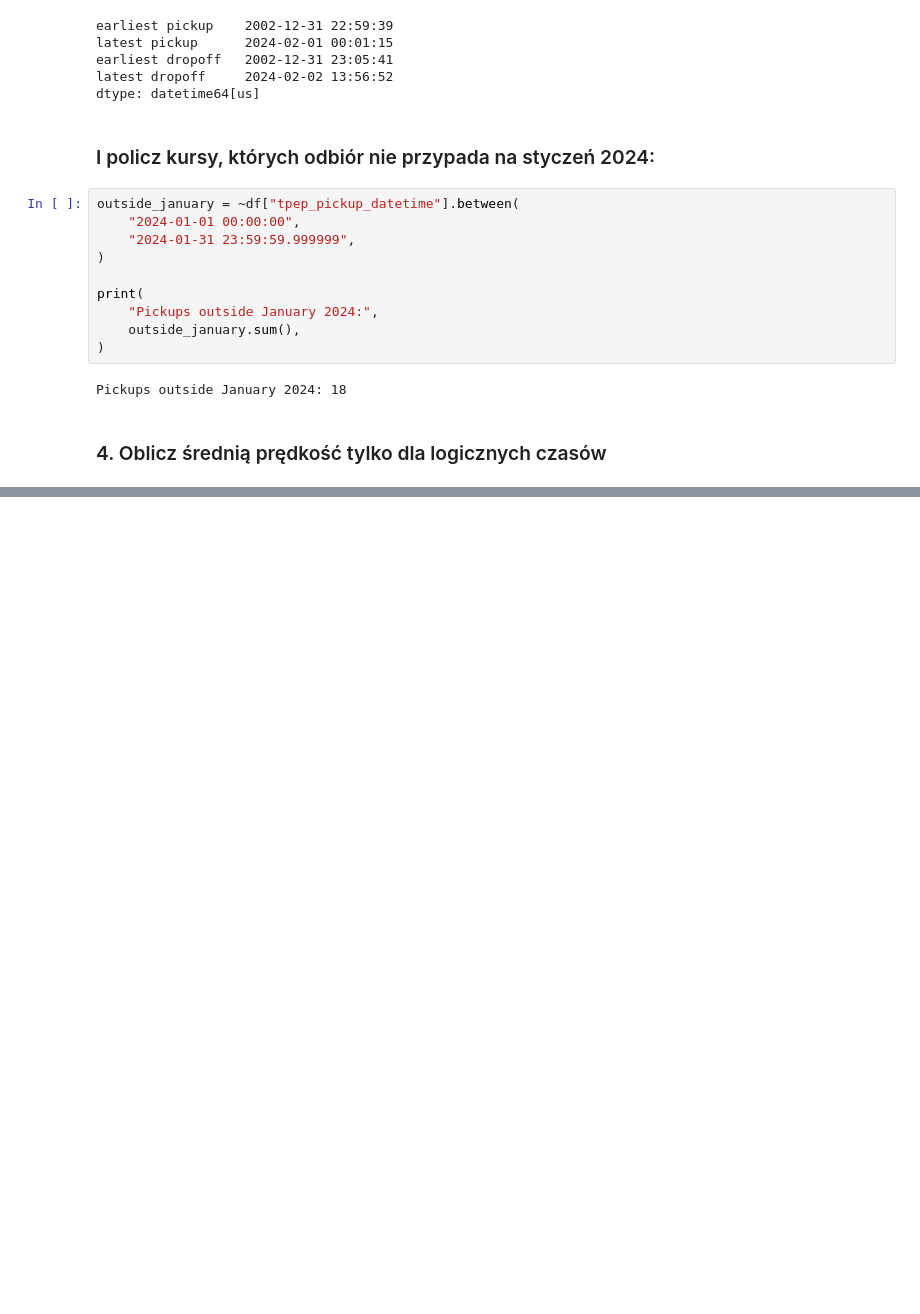
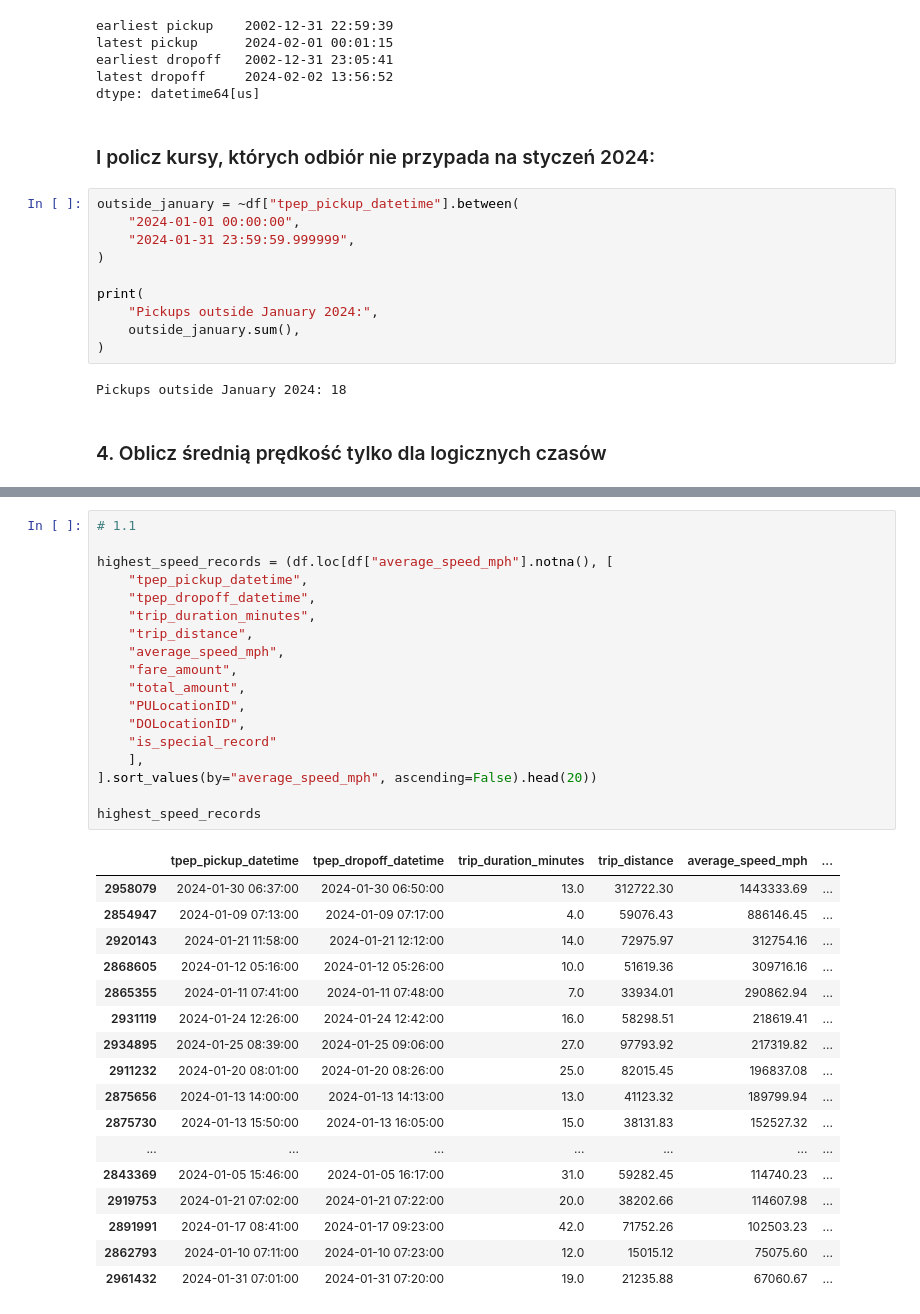
Before and after one commit to vnprr/nyc_tlc_de_lab, a Jupyter notebook: eda_yellow_trip_data.ipynb, the cells around one changed output, grey strips where cells are left out. Cells and saved outputs as stored; diff of their text form; blank space fills up the shorter version.

```diff
--- a/eda_yellow_trip_data.ipynb
+++ b/eda_yellow_trip_data.ipynb
@@ -938,0 +998,36 @@ dtype: int64
+# %%
+# 1.1
+
+highest_speed_records = (df.loc[df["average_speed_mph"].notna(), [
+    "tpep_pickup_datetime",
+    "tpep_dropoff_datetime",
+    "trip_duration_minutes",
+    "trip_distance",
+    "average_speed_mph",
+    "fare_amount",
+    "total_amount",
+    "PULocationID",
+    "DOLocationID",
+    "is_special_record"
+    ],
+].sort_values(by="average_speed_mph", ascending=False).head(20))
+
+highest_speed_records
+# %% [output]
+|  | tpep_pickup_datetime | tpep_dropoff_datetime | trip_duration_minutes | trip_distance | average_speed_mph | ... |
+| 2958079 | 2024-01-30 06:37:00 | 2024-01-30 06:50:00 | 13.0 | 312722.30 | 1443333.69 | ... |
+| 2854947 | 2024-01-09 07:13:00 | 2024-01-09 07:17:00 | 4.0 | 59076.43 | 886146.45 | ... |
+| 2920143 | 2024-01-21 11:58:00 | 2024-01-21 12:12:00 | 14.0 | 72975.97 | 312754.16 | ... |
+| 2868605 | 2024-01-12 05:16:00 | 2024-01-12 05:26:00 | 10.0 | 51619.36 | 309716.16 | ... |
+| 2865355 | 2024-01-11 07:41:00 | 2024-01-11 07:48:00 | 7.0 | 33934.01 | 290862.94 | ... |
+| 2931119 | 2024-01-24 12:26:00 | 2024-01-24 12:42:00 | 16.0 | 58298.51 | 218619.41 | ... |
+| 2934895 | 2024-01-25 08:39:00 | 2024-01-25 09:06:00 | 27.0 | 97793.92 | 217319.82 | ... |
+| 2911232 | 2024-01-20 08:01:00 | 2024-01-20 08:26:00 | 25.0 | 82015.45 | 196837.08 | ... |
+| 2875656 | 2024-01-13 14:00:00 | 2024-01-13 14:13:00 | 13.0 | 41123.32 | 189799.94 | ... |
+| 2875730 | 2024-01-13 15:50:00 | 2024-01-13 16:05:00 | 15.0 | 38131.83 | 152527.32 | ... |
+| ... | ... | ... | ... | ... | ... | ... |
+| 2843369 | 2024-01-05 15:46:00 | 2024-01-05 16:17:00 | 31.0 | 59282.45 | 114740.23 | ... |
+| 2919753 | 2024-01-21 07:02:00 | 2024-01-21 07:22:00 | 20.0 | 38202.66 | 114607.98 | ... |
+| 2891991 | 2024-01-17 08:41:00 | 2024-01-17 09:23:00 | 42.0 | 71752.26 | 102503.23 | ... |
+| 2862793 | 2024-01-10 07:11:00 | 2024-01-10 07:23:00 | 12.0 | 15015.12 | 75075.60 | ... |
+| 2961432 | 2024-01-31 07:01:00 | 2024-01-31 07:20:00 | 19.0 | 21235.88 | 67060.67 | ... |
```
Also changed, not shown: parts of 32 cells of this notebook, 1 other file.
